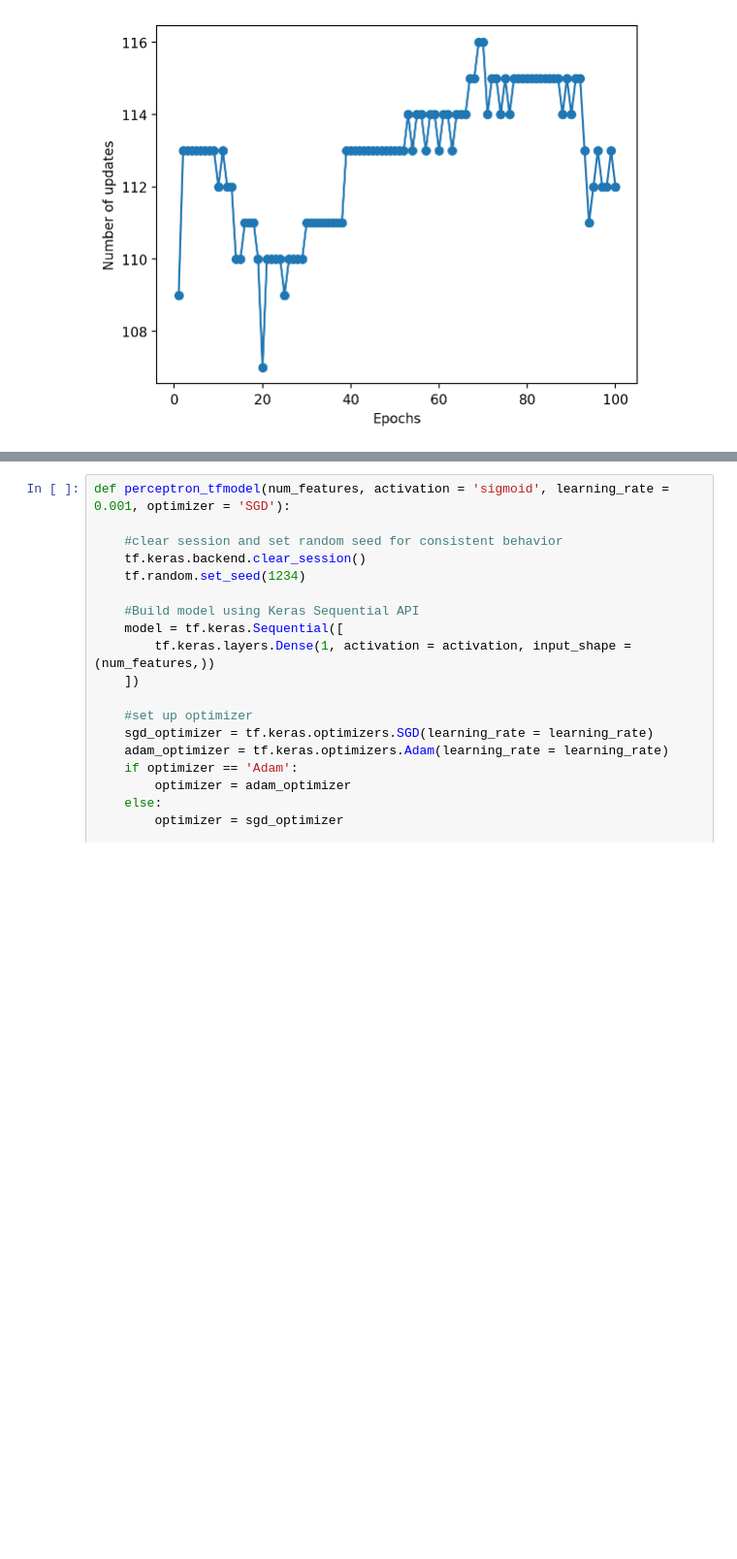
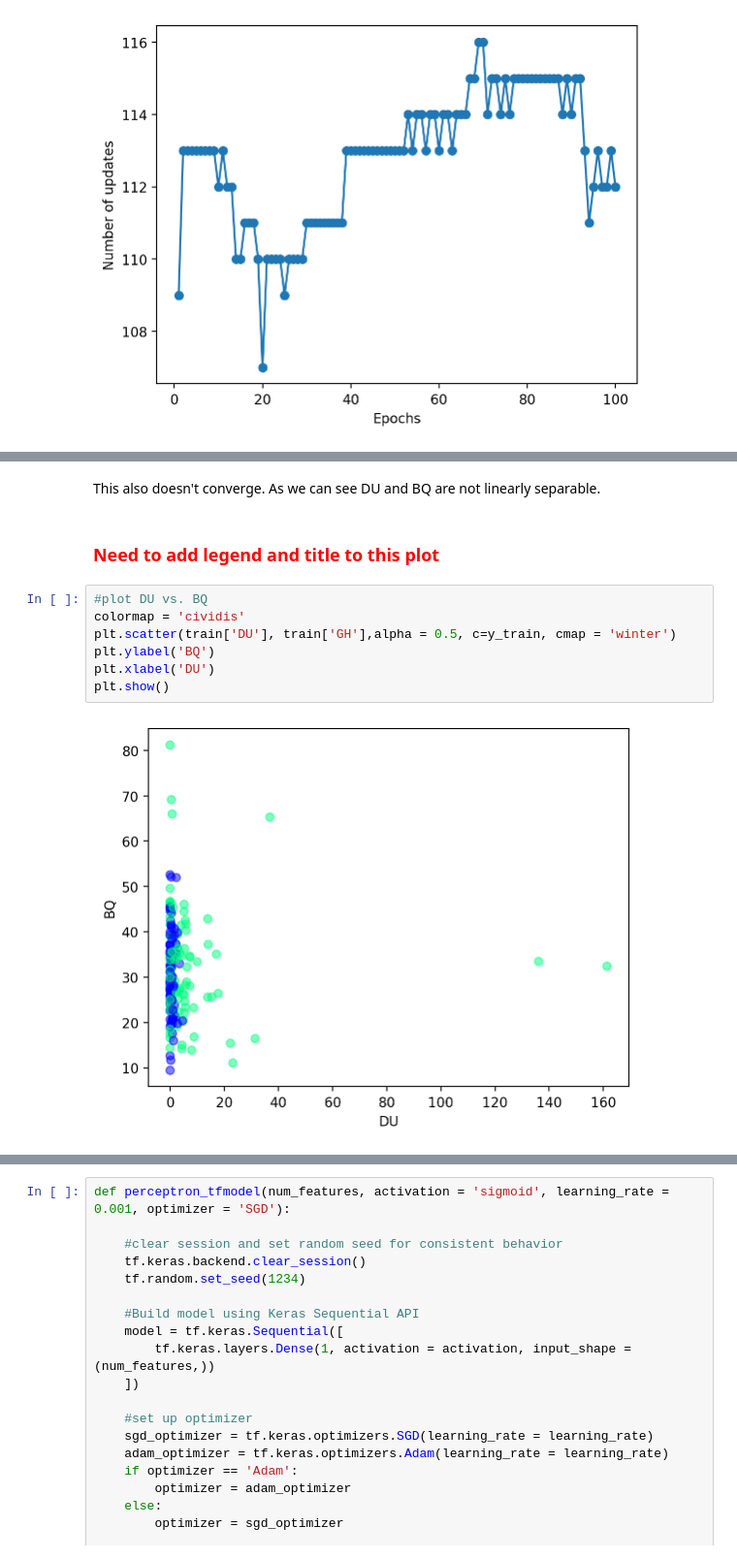
Before and after one commit to darby-brown/predicting-age-related-diseases, a Jupyter notebook: Darby Playground/Perceptron Model.ipynb, the cells around one changed output, grey strips where cells are left out. Shown at 97% size. Cells and saved outputs as stored; diff of their text form; blank space fills up the shorter version.

```diff
--- a/Darby Playground/Perceptron Model.ipynb
+++ b/Darby Playground/Perceptron Model.ipynb
@@ -409,0 +396,13 @@ Alternative, more flexible option is to make a perceptron using a tensorflow cod
+# %% [markdown]
+This also doesn't converge. As we can see DU and BQ are not linearly separable.
+# %% [markdown]
+### <font color='red'>Need to add legend and title to this plot </font>
+# %%
+#plot DU vs. BQ
+colormap = 'cividis'
+plt.scatter(train['DU'], train['GH'],alpha = 0.5, c=y_train, cmap = 'winter')
+plt.ylabel('BQ')
+plt.xlabel('DU')
+plt.show()
+# %% [output]
+[figure, added]
```
Also changed, not shown: parts of 38 cells of this notebook, 1 other file.
